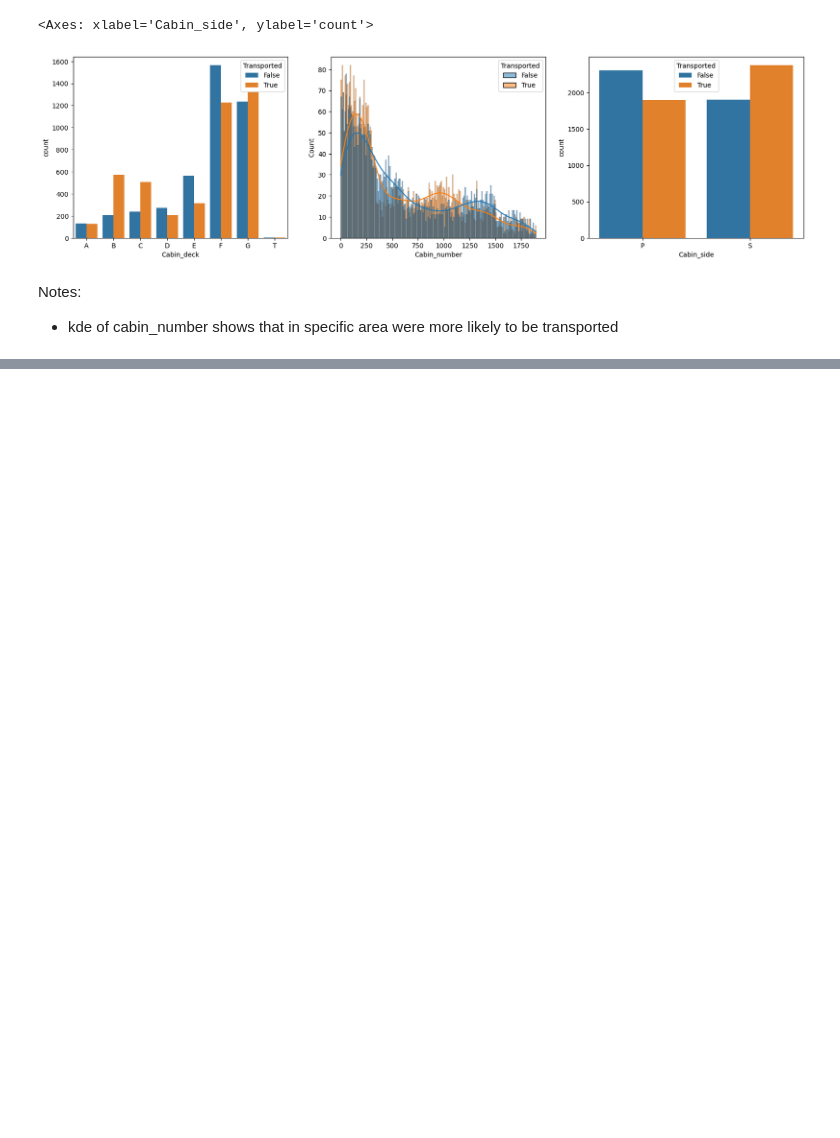
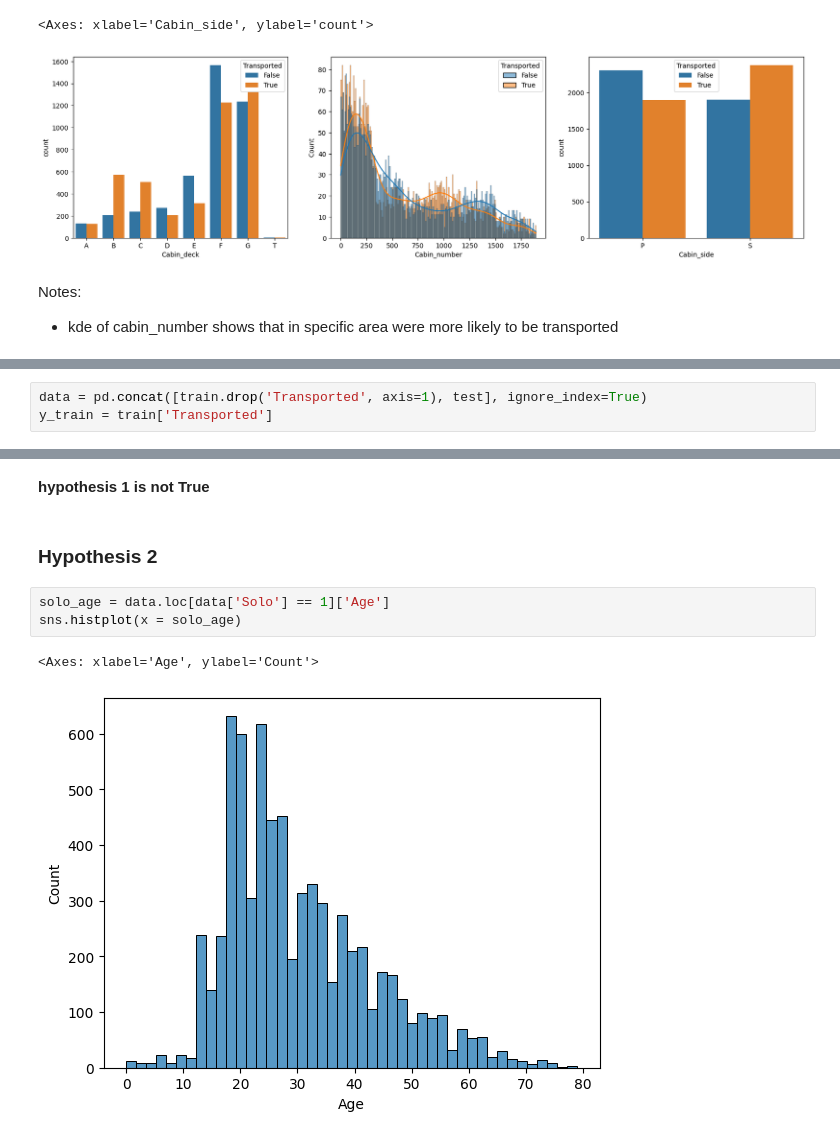
Before and after one commit to bina02/kaggle-Spaceship-titanic, a Jupyter notebook: main.ipynb, the cells around one changed output, grey strips where cells are left out. Cells and saved outputs as stored; diff of their text form; blank space fills up the shorter version.

```diff
--- a/main.ipynb
+++ b/main.ipynb
@@ -459,0 +490,3 @@ sns.countplot(x=X_cp['Family_size'], hue=X['Transported'])
+# %%
+data = pd.concat([train.drop('Transported', axis=1), test], ignore_index=True)
+y_train = train['Transported']
@@ -459,0 +540,10 @@ sns.countplot(x=X_cp['Family_size'], hue=X['Transported'])
+# %% [markdown]
+**hypothesis 1 is not True**
+# %% [markdown]
+### Hypothesis 2
+# %%
+solo_age = data.loc[data['Solo'] == 1]['Age']
+sns.histplot(x = solo_age)
+# %% [output]
+<Axes: xlabel='Age', ylabel='Count'>
+[figure, added]
```
Also changed, not shown: parts of 158 cells of this notebook.
